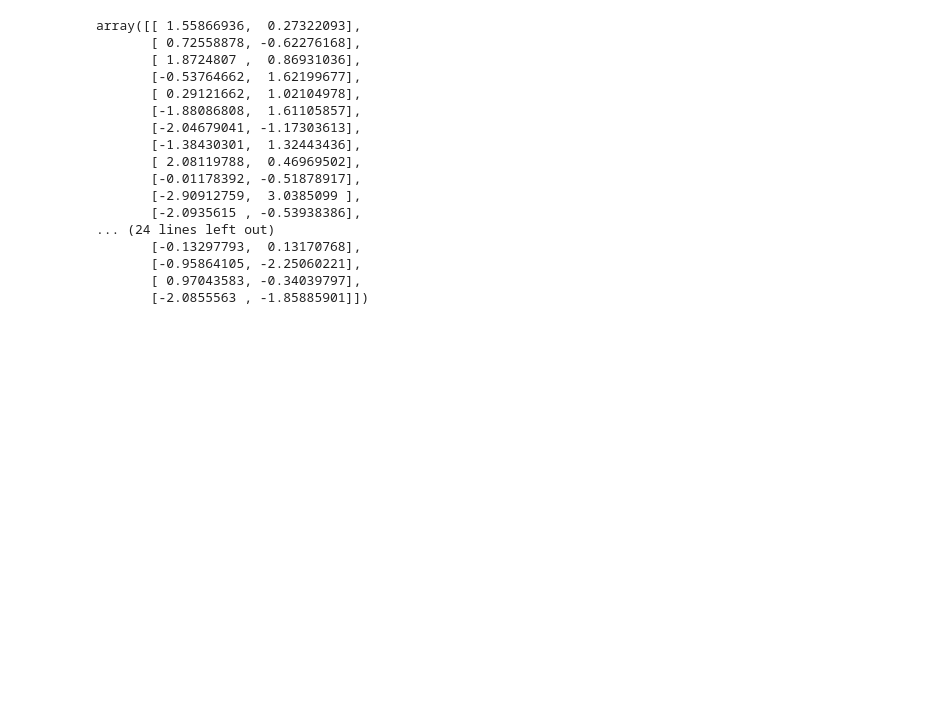
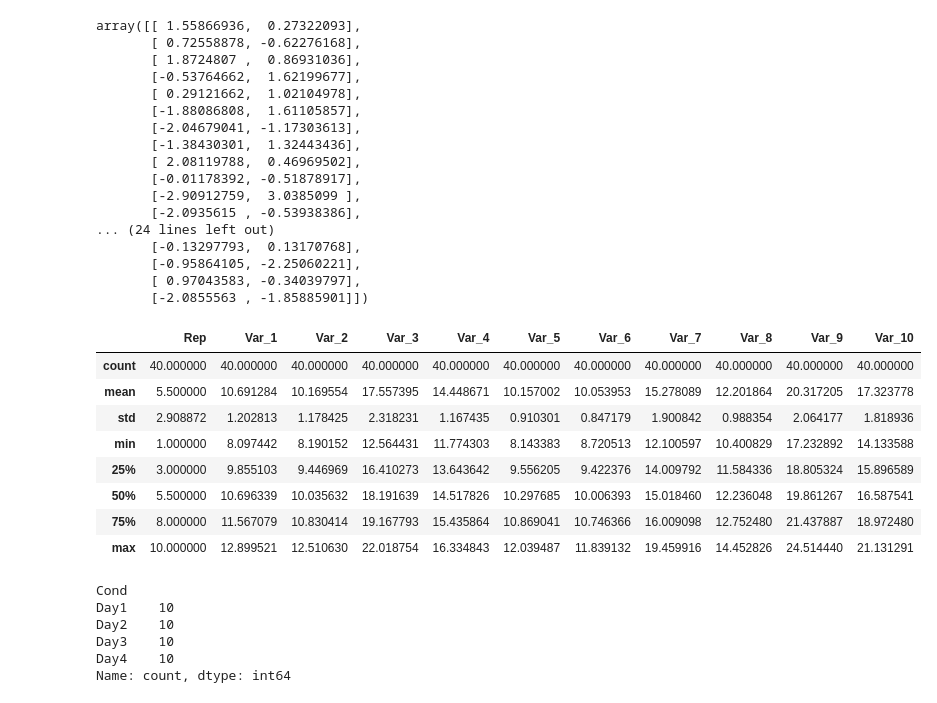
Before and after one commit to JakobHernandez/toolbox, a Jupyter notebook: test_tools.ipynb, the cells around one changed output. Drawn from its saved outputs; the diff is of its cells as text; code cells hidden in the pictures; blank space fills up the shorter version.

```diff
--- a/test_tools.ipynb
+++ b/test_tools.ipynb
@@ -105,3 +105,24 @@ array([[ 1.55866936,  0.27322093],
        [-0.95864105, -2.25060221],
        [ 0.97043583, -0.34039797],
        [-2.0855563 , -1.85885901]])
+# %%
+data_class.describe()
+# %% [output]
+|  | Rep | Var_1 | Var_2 | Var_3 | Var_4 | Var_5 | Var_6 | Var_7 | Var_8 | Var_9 | Var_10 |
+| count | 40.000000 | 40.000000 | 40.000000 | 40.000000 | 40.000000 | 40.000000 | 40.000000 | 40.000000 | 40.000000 | 40.000000 | 40.000000 |
+| mean | 5.500000 | 10.691284 | 10.169554 | 17.557395 | 14.448671 | 10.157002 | 10.053953 | 15.278089 | 12.201864 | 20.317205 | 17.323778 |
+| std | 2.908872 | 1.202813 | 1.178425 | 2.318231 | 1.167435 | 0.910301 | 0.847179 | 1.900842 | 0.988354 | 2.064177 | 1.818936 |
+| min | 1.000000 | 8.097442 | 8.190152 | 12.564431 | 11.774303 | 8.143383 | 8.720513 | 12.100597 | 10.400829 | 17.232892 | 14.133588 |
+| 25% | 3.000000 | 9.855103 | 9.446969 | 16.410273 | 13.643642 | 9.556205 | 9.422376 | 14.009792 | 11.584336 | 18.805324 | 15.896589 |
+| 50% | 5.500000 | 10.696339 | 10.035632 | 18.191639 | 14.517826 | 10.297685 | 10.006393 | 15.018460 | 12.236048 | 19.861267 | 16.587541 |
+| 75% | 8.000000 | 11.567079 | 10.830414 | 19.167793 | 15.435864 | 10.869041 | 10.746366 | 16.009098 | 12.752480 | 21.437887 | 18.972480 |
+| max | 10.000000 | 12.899521 | 12.510630 | 22.018754 | 16.334843 | 12.039487 | 11.839132 | 19.459916 | 14.452826 | 24.514440 | 21.131291 |
+# %%
+data_class['Cond'].value_counts()
+# %% [output]
+Cond
+Day1    10
+Day2    10
+Day3    10
+Day4    10
+Name: count, dtype: int64
```
